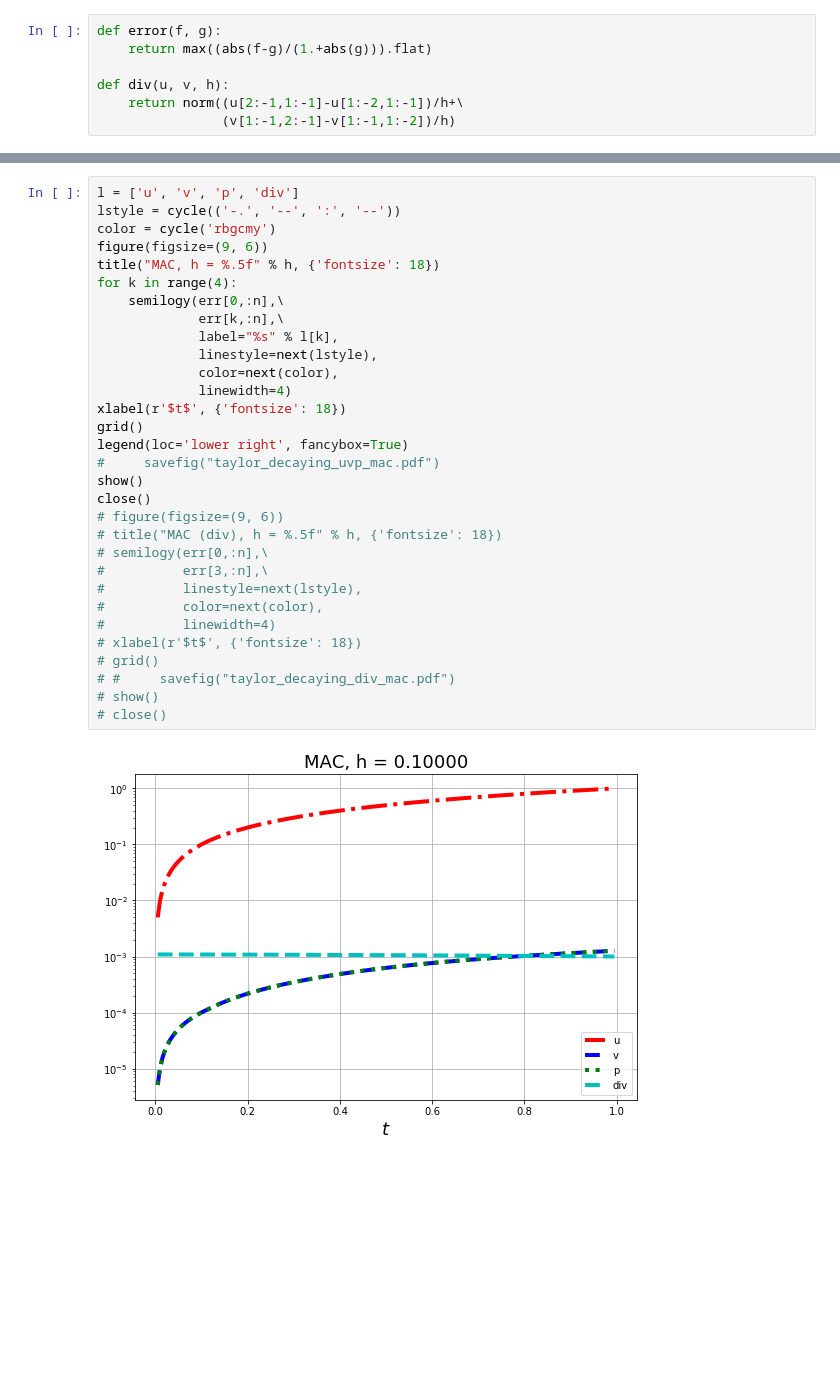
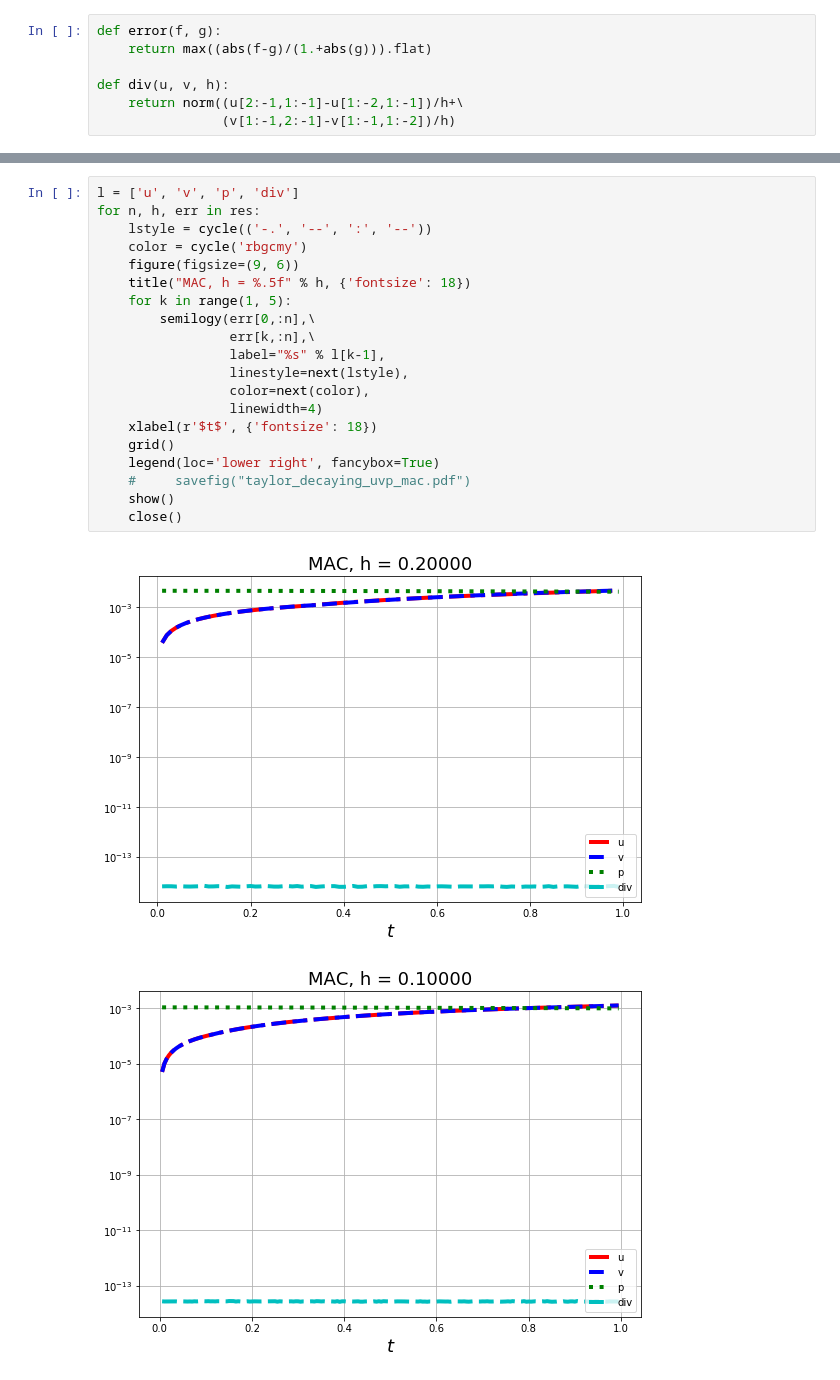
Before and after one commit to blinkovua/sharing-blinkov, a Jupyter notebook: NavierStokes2D-MAC.ipynb, the cells around one changed output, grey strips where cells are left out. Drawn from its saved outputs; the diff is of its cells as text; blank space fills up the shorter version.

```diff
--- a/NavierStokes2D-MAC.ipynb
+++ b/NavierStokes2D-MAC.ipynb
@@ -242,33 +258,23 @@ n = 199  <  200
 # %%
 l = ['u', 'v', 'p', 'div']
-lstyle = cycle(('-.', '--', ':', '--'))
-color = cycle('rbgcmy')
-figure(figsize=(9, 6))
-title("MAC, h = %.5f" % h, {'fontsize': 18})
-for k in range(4):
-    semilogy(err[0,:n],\
-             err[k,:n],\
-             label="%s" % l[k],
-             linestyle=next(lstyle),
-             color=next(color),
-             linewidth=4)
-xlabel(r'$t$', {'fontsize': 18})
-grid()
-legend(loc='lower right', fancybox=True)
-#     savefig("taylor_decaying_uvp_mac.pdf")
-show()
-close()
-# figure(figsize=(9, 6))
-# title("MAC (div), h = %.5f" % h, {'fontsize': 18})
-# semilogy(err[0,:n],\
-#          err[3,:n],\
-#          linestyle=next(lstyle),
-#          color=next(color),
-#          linewidth=4)
-# xlabel(r'$t$', {'fontsize': 18})
-# grid()
-# #     savefig("taylor_decaying_div_mac.pdf")
-# show()
-# close()
+for n, h, err in res:
+    lstyle = cycle(('-.', '--', ':', '--'))
+    color = cycle('rbgcmy')
+    figure(figsize=(9, 6))
+    title("MAC, h = %.5f" % h, {'fontsize': 18})
+    for k in range(1, 5):
+        semilogy(err[0,:n],\
+                 err[k,:n],\
+                 label="%s" % l[k-1],
+                 linestyle=next(lstyle),
+                 color=next(color),
+                 linewidth=4)
+    xlabel(r'$t$', {'fontsize': 18})
+    grid()
+    legend(loc='lower right', fancybox=True)
+    #     savefig("taylor_decaying_uvp_mac.pdf")
+    show()
+    close()
 # %% [output]
-[figure, old version]
+[figure, new version]
+[figure, added]
```
Also changed, not shown: parts of 3 cells of this notebook.
